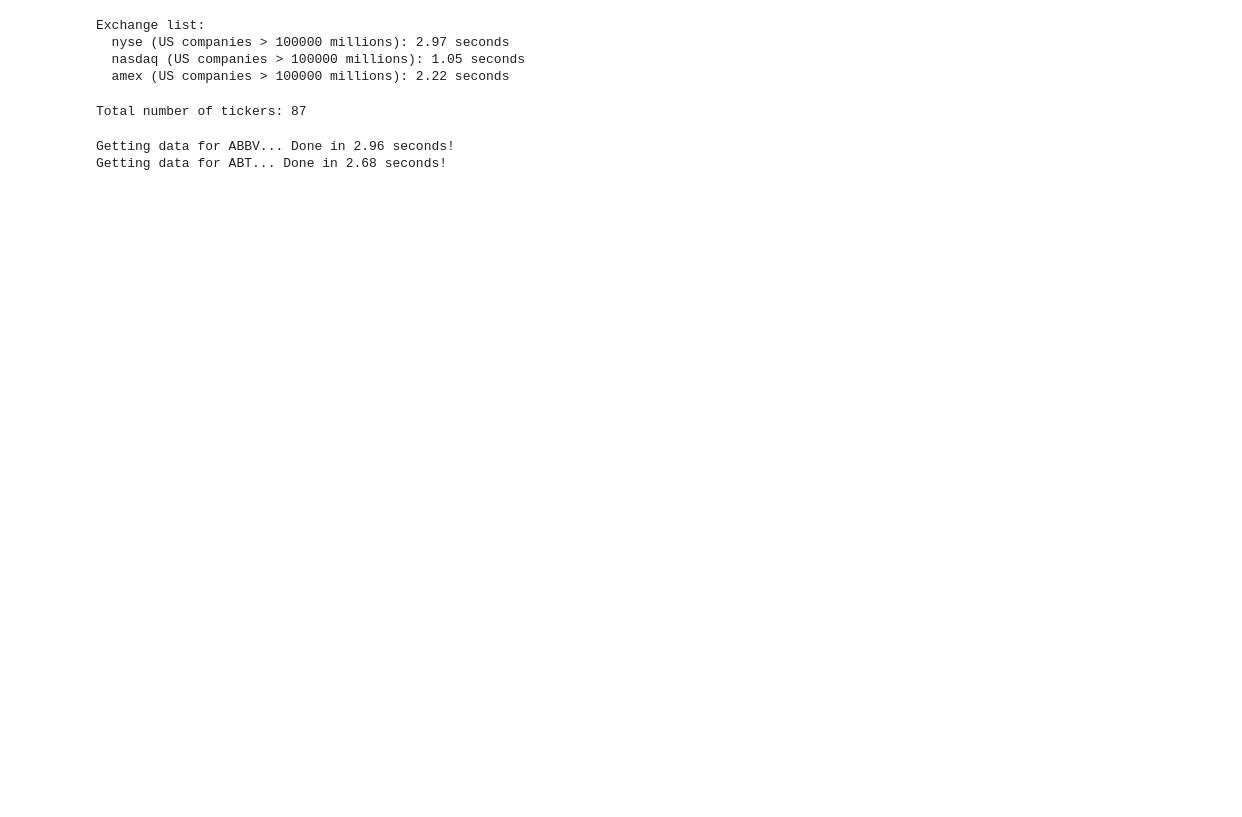
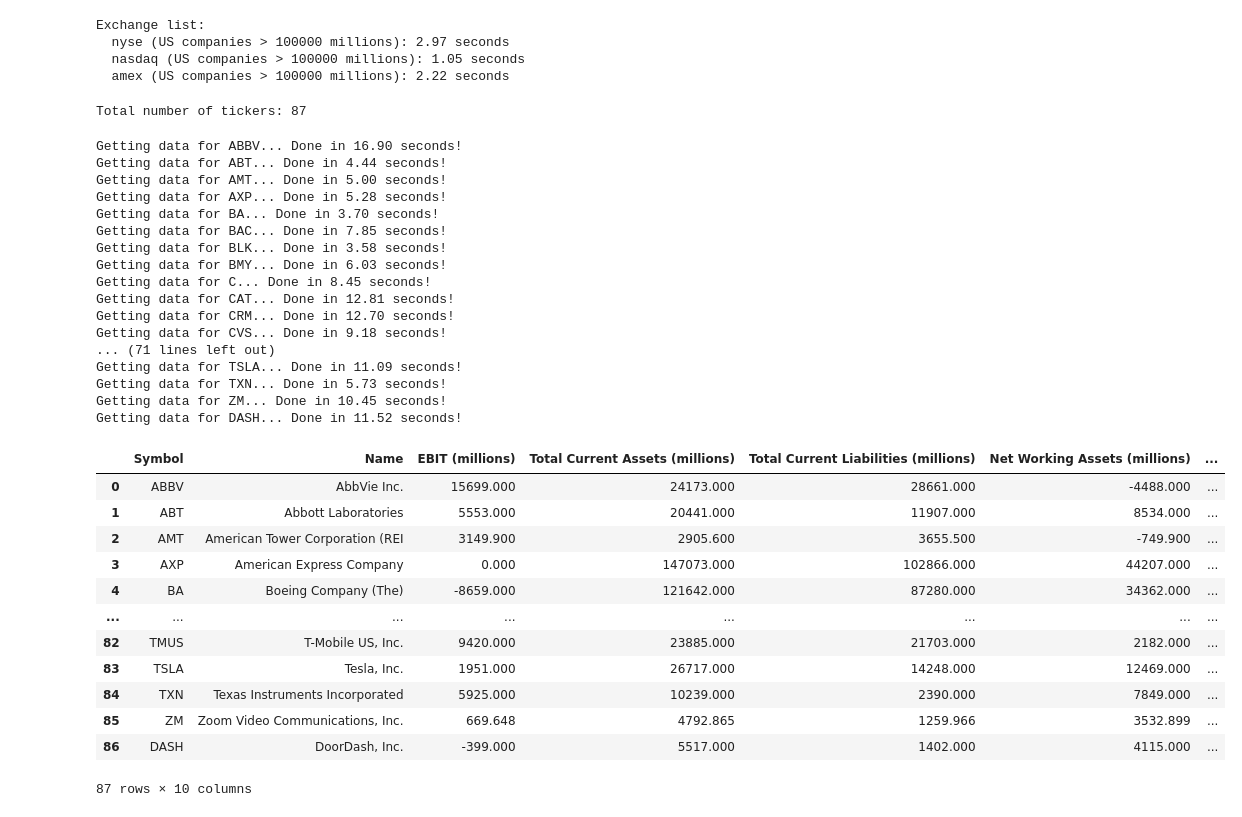
Before and after one commit to ntthuy11/good-companies-at-bargain-prices, a Jupyter notebook: main.ipynb, the cells around one changed output. Drawn from its saved outputs; the diff is of its cells as text; code cells hidden in the pictures; blank space fills up the shorter version.

```diff
--- a/main.ipynb
+++ b/main.ipynb
@@ -773,7 +773,12 @@ Total number of tickers: 87
 
 LATEST_DATA_IDX = 0  # the first column of dataframe
 
-for ticker in tickers_usa_mktcap[0:2]:
+start_time_all = time.time()
+df_ranking = pd.DataFrame()
+
+for ticker in tickers_usa_mktcap:
+# for ticker in tickers_usa_mktcap[0:10]:
+# for ticker in tickers_usa_mktcap[-1:]:  # get 'DASH'
     company = yf.Ticker(ticker)
 
     start_time = time.time()
@@ -828,33 +833,82 @@ for ticker in tickers_usa_mktcap[0:2]:
 #           (balance_sheet['Total Current Assets'] / ONE_MILLION))
 
 #     print('balance_sheet[Other Assets]                    : %s millions' % \
 #           (balance_sheet['Other Assets'] / ONE_MILLION))
 #     print('balance_sheet[Other Current Assets]            : %s millions' % \
 #           (balance_sheet['Other Current Assets'] / ONE_MILLION))
 
 #     print('balance_sheet[Net Tangible Assets]             : %s millions' % \
 #           (balance_sheet['Net Tangible Assets'] / ONE_MILLION))
 #     print('balance_sheet[Intangible Assets]               : %s millions' % \
 #           (balance_sheet['Intangible Assets'] / ONE_MILLION))
 
 #     # print('balance_sheet[Deferred Long Term Asset Charges]: %s millions' % \
 #     #       (balance_sheet['Deferred Long Term Asset Charges'] / ONE_MILLION))
 
     # check for "liabilities"(s)
 #     print('balance_sheet[Total Current Liabilities]       : %s millions' % \
 #           (balance_sheet['Total Current Liabilities'] / ONE_MILLION))
 
     # ----------- calculate the Magic Formula
     ebit = financials['Ebit']
 
     # return on capital
-    net_working_assets = balance_sheet['Total Current Assets'] - balance_sheet['Total Current Liabilities']
+    total_current_assets = balance_sheet['Total Current Assets']
+    total_current_liabilities = balance_sheet['Total Current Liabilities']
+    net_working_assets = total_current_assets - total_current_liabilities
     net_fixed_assets = balance_sheet['Property Plant Equipment']
     return_on_capital = ebit / (net_working_assets + net_fixed_assets)
 
     # earnings yield
     enterprise_value = info['enterpriseValue']
     earnings_yield = ebit/enterprise_value
+
+    # add the calculated values to a dataframe for ranking
+    df_dict = {'Symbol': ticker,
+               'Name': info['shortName'],
+               'EBIT (millions)': ebit / ONE_MILLION,
+               'Total Current Assets (millions)': total_current_assets / ONE_MILLION,
+               'Total Current Liabilities (millions)': total_current_liabilities / ONE_MILLION,
+               'Net Working Assets (millions)': net_working_assets / ONE_MILLION,
+               'Net Fixed Assets (millions)': net_fixed_assets / ONE_MILLION,
+               'Return on Capital': return_on_capital,
+               'Enterprise Value (millions)': enterprise_value / ONE_MILLION,
+               'Earnings Yield': earnings_yield}
+    df = pd.DataFrame(df_dict, index=['1'])
+
+    df_ranking = df_ranking.append(df, ignore_index=True)
+
+print('--- Total time: %.2f seconds' % (time.time() - start_time_all))
+
+df_ranking
 # %% [output]
-Getting data for ABBV... Done in 2.96 seconds!
-Getting data for ABT... Done in 2.68 seconds!
+Getting data for ABBV... Done in 16.90 seconds!
+Getting data for ABT... Done in 4.44 seconds!
+Getting data for AMT... Done in 5.00 seconds!
+Getting data for AXP... Done in 5.28 seconds!
+Getting data for BA... Done in 3.70 seconds!
+Getting data for BAC... Done in 7.85 seconds!
+Getting data for BLK... Done in 3.58 seconds!
+Getting data for BMY... Done in 6.03 seconds!
+Getting data for C... Done in 8.45 seconds!
+Getting data for CAT... Done in 12.81 seconds!
+Getting data for CRM... Done in 12.70 seconds!
+Getting data for CVS... Done in 9.18 seconds!
+... (71 lines left out)
+Getting data for TSLA... Done in 11.09 seconds!
+Getting data for TXN... Done in 5.73 seconds!
+Getting data for ZM... Done in 10.45 seconds!
+Getting data for DASH... Done in 11.52 seconds!
+|  | Symbol | Name | EBIT (millions) | Total Current Assets (millions) | Total Current Liabilities (millions) | Net Working Assets (millions) | ... |
+| 0 | ABBV | AbbVie Inc. | 15699.000 | 24173.000 | 28661.000 | -4488.000 | ... |
+| 1 | ABT | Abbott Laboratories | 5553.000 | 20441.000 | 11907.000 | 8534.000 | ... |
+| 2 | AMT | American Tower Corporation (REI | 3149.900 | 2905.600 | 3655.500 | -749.900 | ... |
+| 3 | AXP | American Express Company | 0.000 | 147073.000 | 102866.000 | 44207.000 | ... |
+| 4 | BA | Boeing Company (The) | -8659.000 | 121642.000 | 87280.000 | 34362.000 | ... |
+| ... | ... | ... | ... | ... | ... | ... | ... |
+| 82 | TMUS | T-Mobile US, Inc. | 9420.000 | 23885.000 | 21703.000 | 2182.000 | ... |
+| 83 | TSLA | Tesla, Inc. | 1951.000 | 26717.000 | 14248.000 | 12469.000 | ... |
+| 84 | TXN | Texas Instruments Incorporated | 5925.000 | 10239.000 | 2390.000 | 7849.000 | ... |
+| 85 | ZM | Zoom Video Communications, Inc. | 669.648 | 4792.865 | 1259.966 | 3532.899 | ... |
+| 86 | DASH | DoorDash, Inc. | -399.000 | 5517.000 | 1402.000 | 4115.000 | ... |
+87 rows × 10 columns
```
Also changed, not shown: parts of 3 cells of this notebook.
